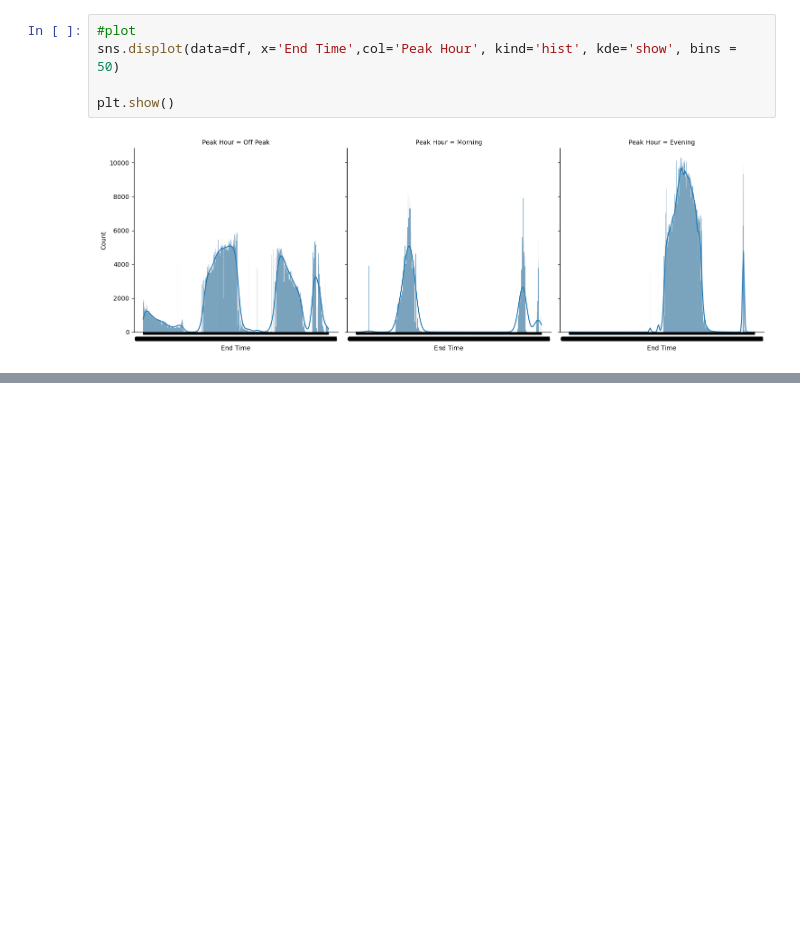
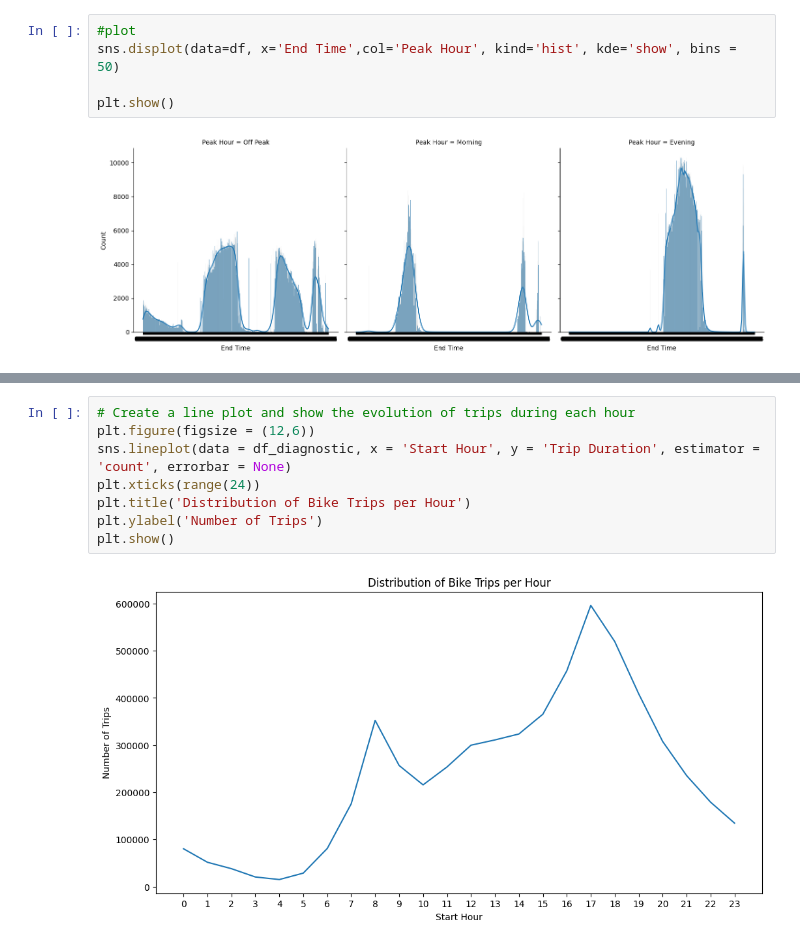
Before and after one commit to ziadharmanani/INF1340-Ridership-Analysis, a Jupyter notebook: rideshare_cleaning.ipynb, the cells around one changed output, grey strips where cells are left out. Drawn from its saved outputs; the diff is of its cells as text; blank space fills up the shorter version.

```diff
--- a/rideshare_cleaning.ipynb
+++ b/rideshare_cleaning.ipynb
@@ -564,0 +657,10 @@ plt.show()
+# %%
+# Create a line plot and show the evolution of trips during each hour
+plt.figure(figsize = (12,6))
+sns.lineplot(data = df_diagnostic, x = 'Start Hour', y = 'Trip Duration', estimator = 'count', errorbar = None)
+plt.xticks(range(24))
+plt.title('Distribution of Bike Trips per Hour')
+plt.ylabel('Number of Trips')
+plt.show()
+# %% [output]
+[figure, added]
```
Also changed, not shown: parts of 34 cells of this notebook.
